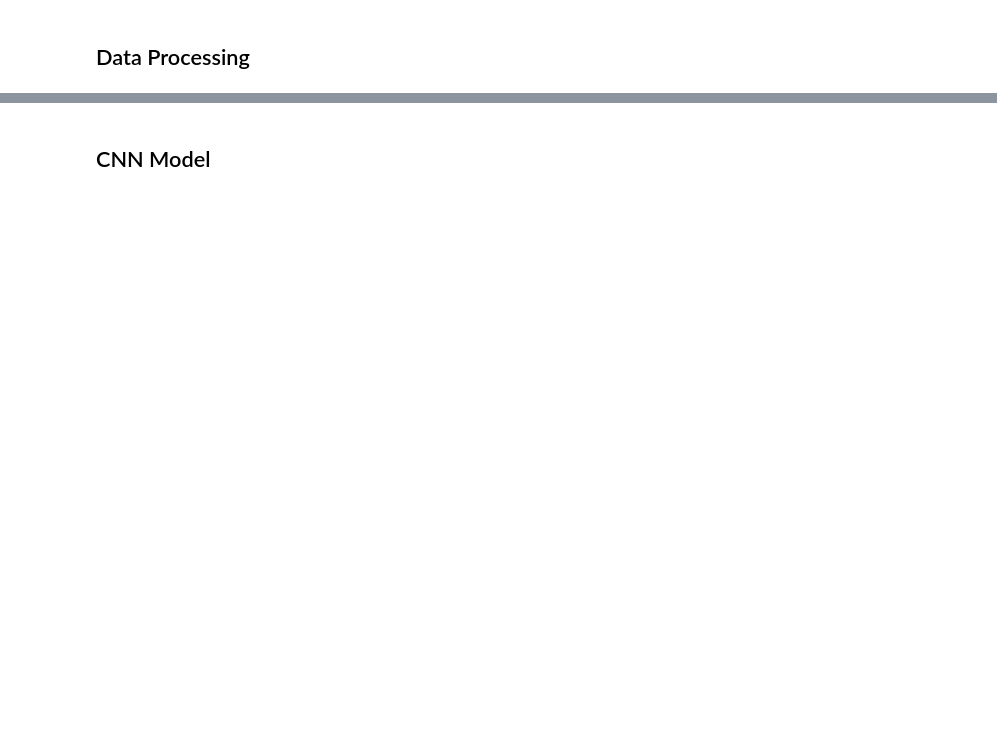
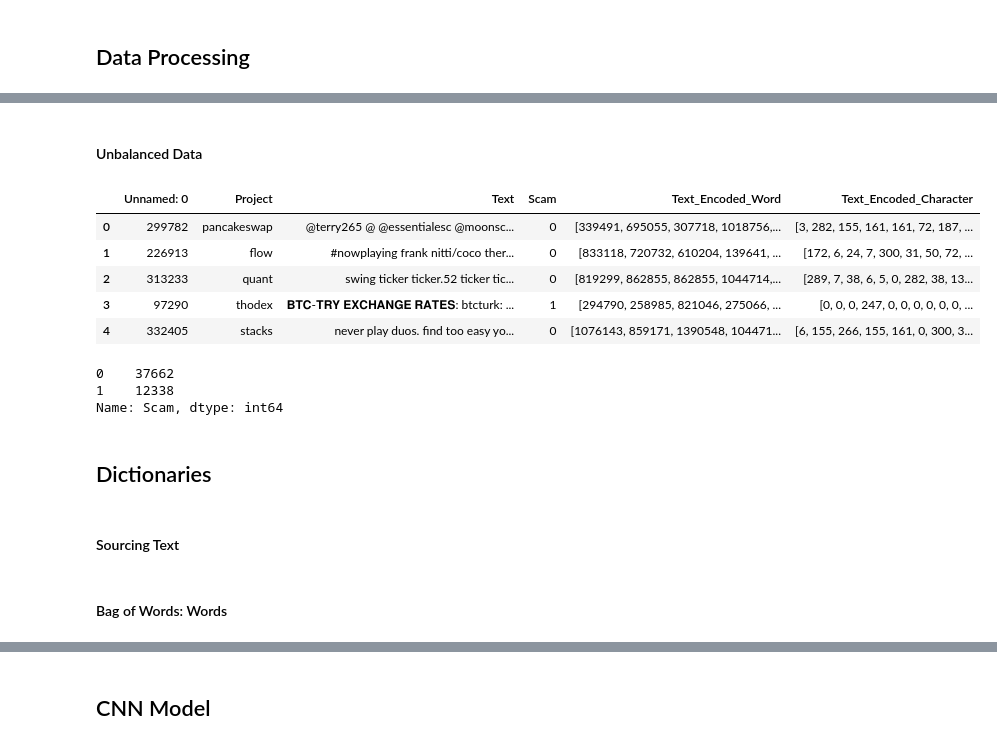
Before and after one commit to vebyorn/NHH, a Jupyter notebook: Deep Learning/BOWCNN.ipynb, the cells around one changed output, grey strips where cells are left out. Cells and saved outputs as stored; diff of their text form; code cells hidden in the pictures; blank space fills up the shorter version.

```diff
--- a/Deep Learning/BOWCNN.ipynb
+++ b/Deep Learning/BOWCNN.ipynb
@@ -105,0 +60,23 @@ print(y_val.shape)
+# %% [markdown]
+#### Unbalanced Data
+# %%
+# Sample a subset of the data, 50000 rows
+unbal = data.apply(lambda x: x.sample(50000, random_state=1)).reset_index(drop=True)
+unbal.head()
+# %% [output]
+|  | Unnamed: 0 | Project | Text | Scam | Text_Encoded_Word | Text_Encoded_Character |
+| 0 | 299782 | pancakeswap | @terry265 @ @essentialesc @moonsc... | 0 | [339491, 695055, 307718, 1018756,... | [3, 282, 155, 161, 161, 72, 187, ... |
+| 1 | 226913 | flow | #nowplaying frank nitti/coco ther... | 0 | [833118, 720732, 610204, 139641, ... | [172, 6, 24, 7, 300, 31, 50, 72, ... |
+| 2 | 313233 | quant | swing ticker ticker.52 ticker tic... | 0 | [819299, 862855, 862855, 1044714,... | [289, 7, 38, 6, 5, 0, 282, 38, 13... |
+| 3 | 97290 | thodex | 𝐁𝐓𝐂-𝐓𝐑𝐘 𝐄𝐗𝐂𝐇𝐀𝐍𝐆𝐄 𝐑𝐀𝐓𝐄𝐒: btcturk: ... | 1 | [294790, 258985, 821046, 275066, ... | [0, 0, 0, 247, 0, 0, 0, 0, 0, 0, ... |
+| 4 | 332405 | stacks | never play duos. find too easy yo... | 0 | [1076143, 859171, 1390548, 104471... | [6, 155, 266, 155, 161, 0, 300, 3... |
+# %%
+unbal['Scam'].value_counts()
+# %% [output]
+0    37662
+1    12338
+Name: Scam, dtype: int64
+# %% [markdown]
+## Dictionaries
+# %% [markdown]
+#### Sourcing Text
@@ -105,0 +87,2 @@ print(y_val.shape)
+# %% [markdown]
+#### Bag of Words: Words
```
Also changed, not shown: parts of 57 cells of this notebook.
